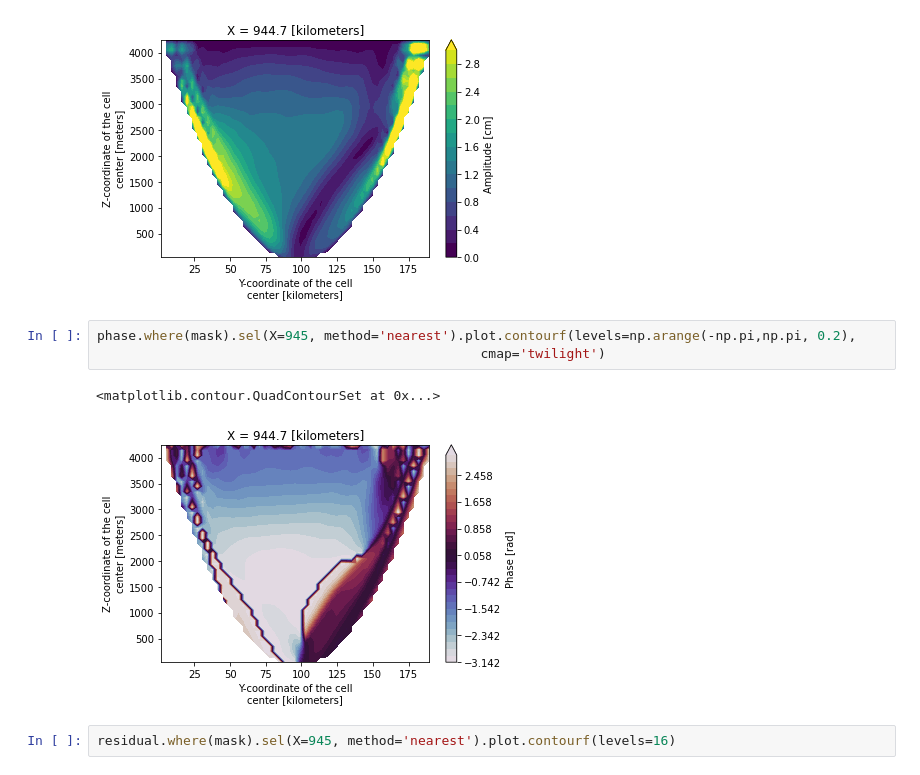
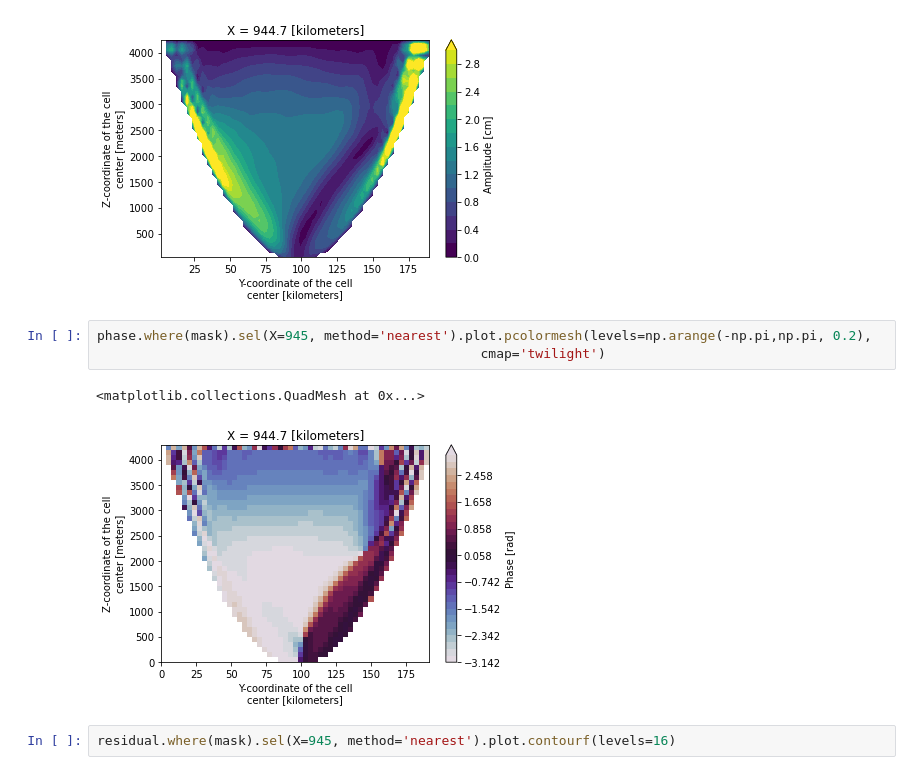
Before and after one commit to Xetalim/trapping_internal_tides, a Jupyter notebook: analysis/tutorial_micom_tools.ipynb, the cells around one changed output. Cells and saved outputs as stored; diff of their text form.

Commit message:
changed phase to pcolormesh

```diff
--- a/analysis/tutorial_micom_tools.ipynb
+++ b/analysis/tutorial_micom_tools.ipynb
@@ -42,11 +42,11 @@ amplitude.where(mask).sel(X=945, method='nearest').plot.contourf(levels=np.arang
 <matplotlib.contour.QuadContourSet at 0x...>
 [figure]
 # %%
-phase.where(mask).sel(X=945, method='nearest').plot.contourf(levels=np.arange(-np.pi,np.pi, 0.2),
+phase.where(mask).sel(X=945, method='nearest').plot.pcolormesh(levels=np.arange(-np.pi,np.pi, 0.2),
                                                  cmap='twilight')
 # %% [output]
-<matplotlib.contour.QuadContourSet at 0x...>
+<matplotlib.collections.QuadMesh at 0x...>
-[figure, old version]
+[figure, new version]
 # %%
 residual.where(mask).sel(X=945, method='nearest').plot.contourf(levels=16)
 # %% [output]
```
